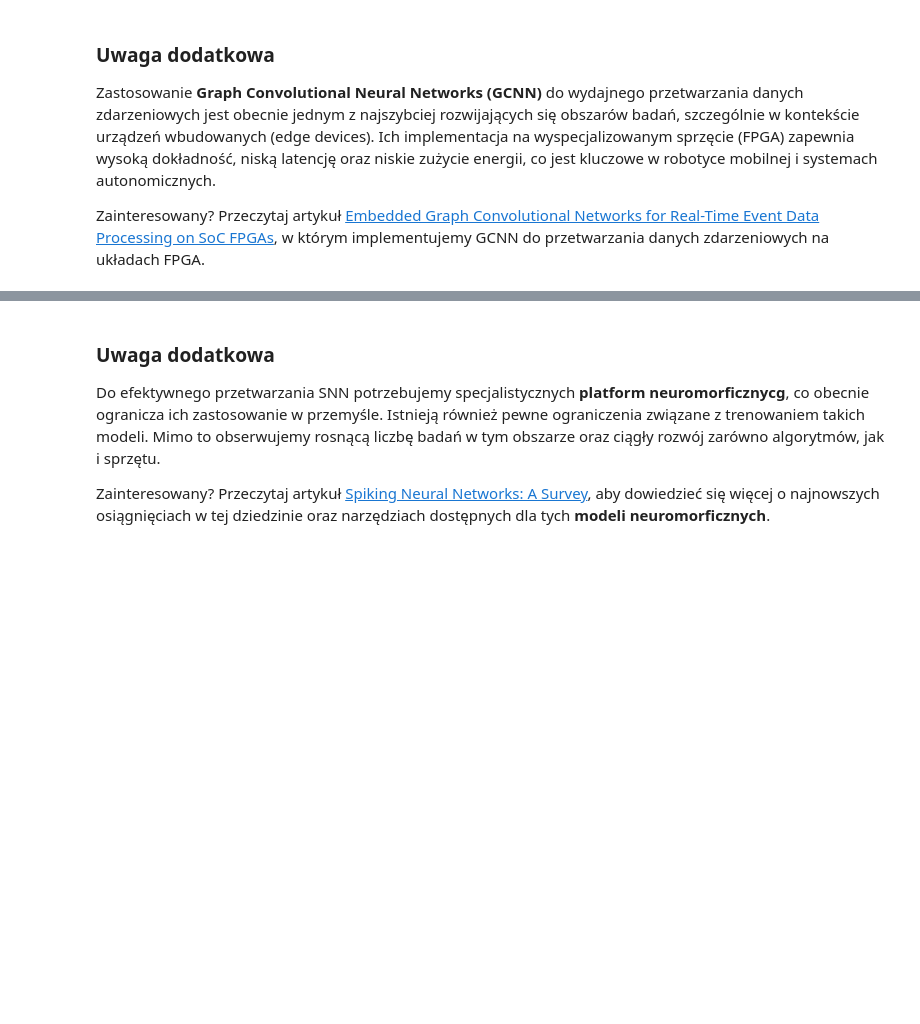
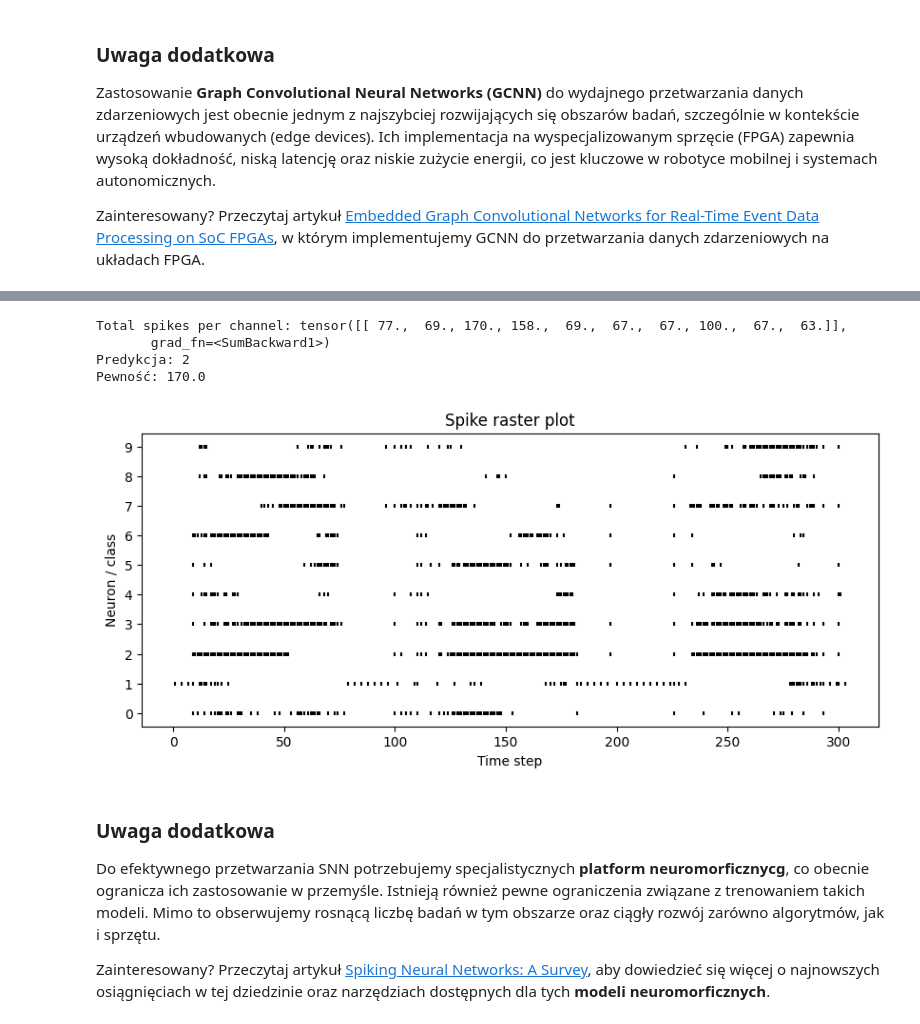
Before and after one commit to marcinwolder/zaawansowane-algorytmy-wizyjne, a Jupyter notebook: lab13/DVS-ToDo.ipynb, the cells around one changed output, grey strips where cells are left out. Drawn from its saved outputs; the diff is of its cells as text; code cells hidden in the pictures; blank space fills up the shorter version.

```diff
--- a/lab13/DVS-ToDo.ipynb
+++ b/lab13/DVS-ToDo.ipynb
@@ -433,32 +571,44 @@ SNN.load_state_dict(torch.load("snn.pth", map_location=torch.device('cpu')))
 # %%
 # For our SNN model, we need entire event stream, not just our 100 ms long sequence!
 # Use correct lists!
-events2 = np.column_stack((..., ..., ..., ...)) # x,y,t,p
+events2 = np.column_stack((xaddr, yaddr, timestamps, polarities)) # x,y,t,p
 
 # Convert event's to spikes (for compatibility with snntorch tool
 spike_tensor = events_to_spike_tensor(events2, 34, 34, 1000)
 
 # Run inference
 spk_rec = forward_pass_snn(SNN, spike_tensor.float())
 
 # Sum total spikes per channel
 total_spikes_per_channel = spk_rec.sum(dim=0)  # sum over time, height, width
 print("Total spikes per channel:", total_spikes_per_channel)
+
+predicted_class = torch.argmax(total_spikes_per_channel).item()
+confidence = torch.max(total_spikes_per_channel).item()
+
+print("Predykcja:", predicted_class)
+print("Pewność:", confidence)
 
 # Visualise the spikes over time - Why is output generated over time and not instantly as for prevoius models?
 idx = 0
 spk = spk_rec[:, 0, :]
 T, C = spk.shape
 
 plt.figure(figsize=(10, 4))
 for c in range(C):
     spike_times = np.where(spk[:, c] > 0)[0]  # time steps where neuron c fired
     plt.scatter(spike_times, [c]*len(spike_times), s=10, marker='|', color='black')
 plt.xlabel("Time step")
 plt.ylabel("Neuron / class")
 plt.title("Spike raster plot")
 plt.yticks(range(C))
 plt.show()
+# %% [output]
+Total spikes per channel: tensor([[ 77.,  69., 170., 158.,  69.,  67.,  67., 100.,  67.,  63.]],
+       grad_fn=<SumBackward1>)
+Predykcja: 2
+Pewność: 170.0
+[figure, added]
 # %% [markdown]
 ### Uwaga dodatkowa
 
```
Also changed, not shown: parts of 22 cells of this notebook, 1 other file.
